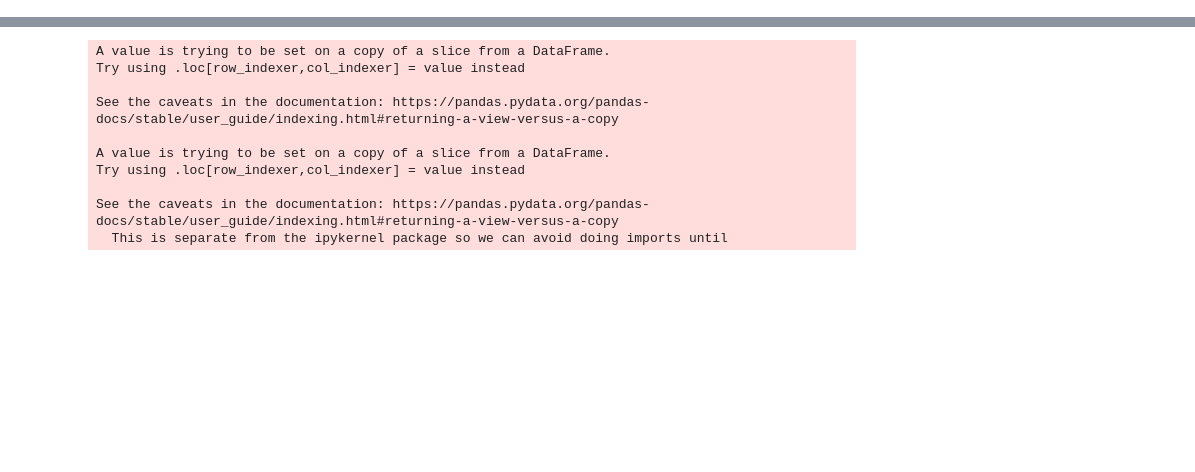
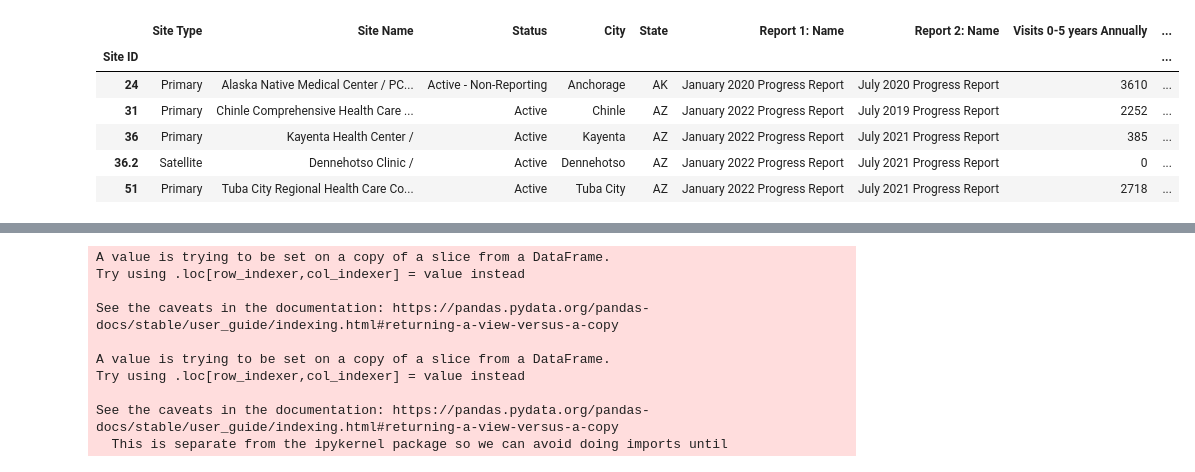
Before and after one commit to kweenkeen/ReachOutandRead, a Jupyter notebook: ROR_IHS_Biannual_Update.ipynb, the cells around one changed output, grey strips where cells are left out. Drawn from its saved outputs; the diff is of its cells as text; code cells hidden in the pictures; blank space fills up the shorter version.

```diff
--- a/ROR_IHS_Biannual_Update.ipynb
+++ b/ROR_IHS_Biannual_Update.ipynb
@@ -48,6 +48,16 @@ df.head()
 high_level_active = ['Active', 'Active - Non-Reporting', 'Slated for deactivation', 'COVID-19 Freeze']
 IHS_AIAN_df = df[df['Status'].isin(high_level_active)]
 IHS_AIAN_df = IHS_AIAN_df[['Site Type', 'Site Name', 'Status', 'City', 'State', 'Report 1:  Name', 'Report 2:  Name', 'Visits 0-5 years Annually', 'Books 0-5 Years Annually', 'Book Distribution Rate']]
+# %%
+IHS_AIAN_df.head()
+# %% [output]
+|  | Site Type | Site Name | Status | City | State | Report 1: Name | Report 2: Name | Visits 0-5 years Annually | ... |
+| Site ID |  |  |  |  |  |  |  |  | ... |
+| 24 | Primary | Alaska Native Medical Center / PC... | Active - Non-Reporting | Anchorage | AK | January 2020 Progress Report | July 2020 Progress Report | 3610 | ... |
+| 31 | Primary | Chinle Comprehensive Health Care ... | Active | Chinle | AZ | January 2022 Progress Report | July 2019 Progress Report | 2252 | ... |
+| 36 | Primary | Kayenta Health Center / | Active | Kayenta | AZ | January 2022 Progress Report | July 2021 Progress Report | 385 | ... |
+| 36.2 | Satellite | Dennehotso Clinic / | Active | Dennehotso | AZ | January 2022 Progress Report | July 2021 Progress Report | 0 | ... |
+| 51 | Primary | Tuba City Regional Health Care Co... | Active | Tuba City | AZ | January 2022 Progress Report | July 2021 Progress Report | 2718 | ... |
 # %%
 today = str(date.today())
 filename = 'IHS_AIAN_Data_' + today + '.xlsx'
```
Also changed, not shown: parts of 17 cells of this notebook.
